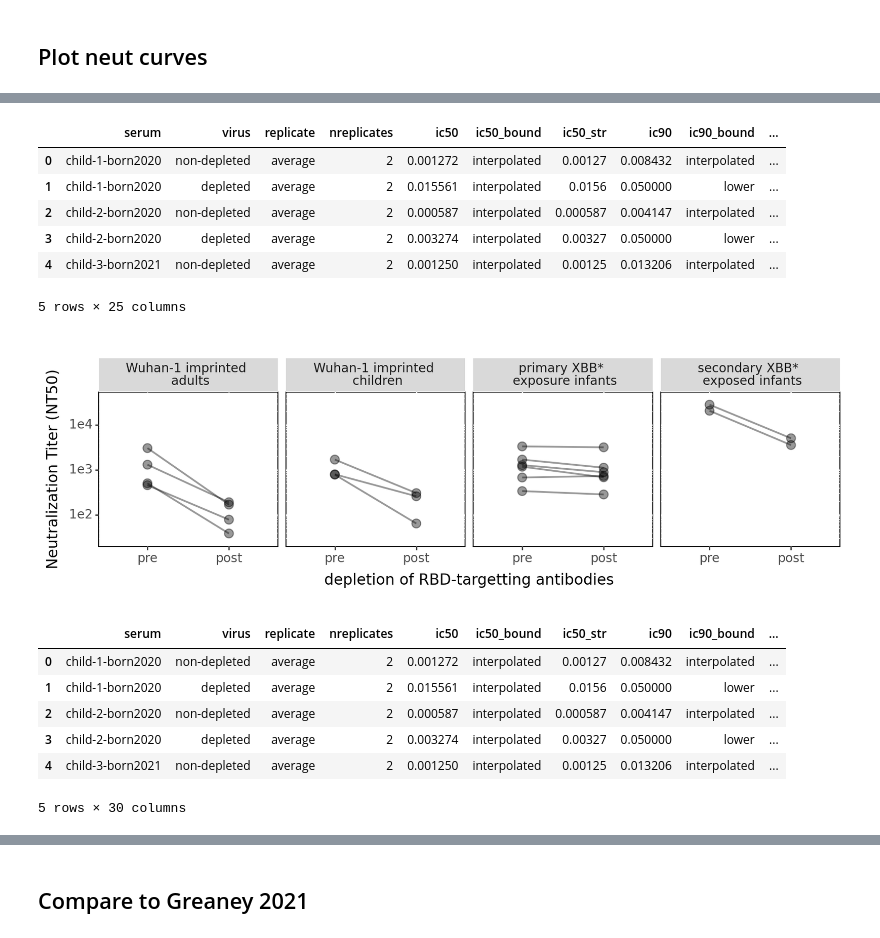
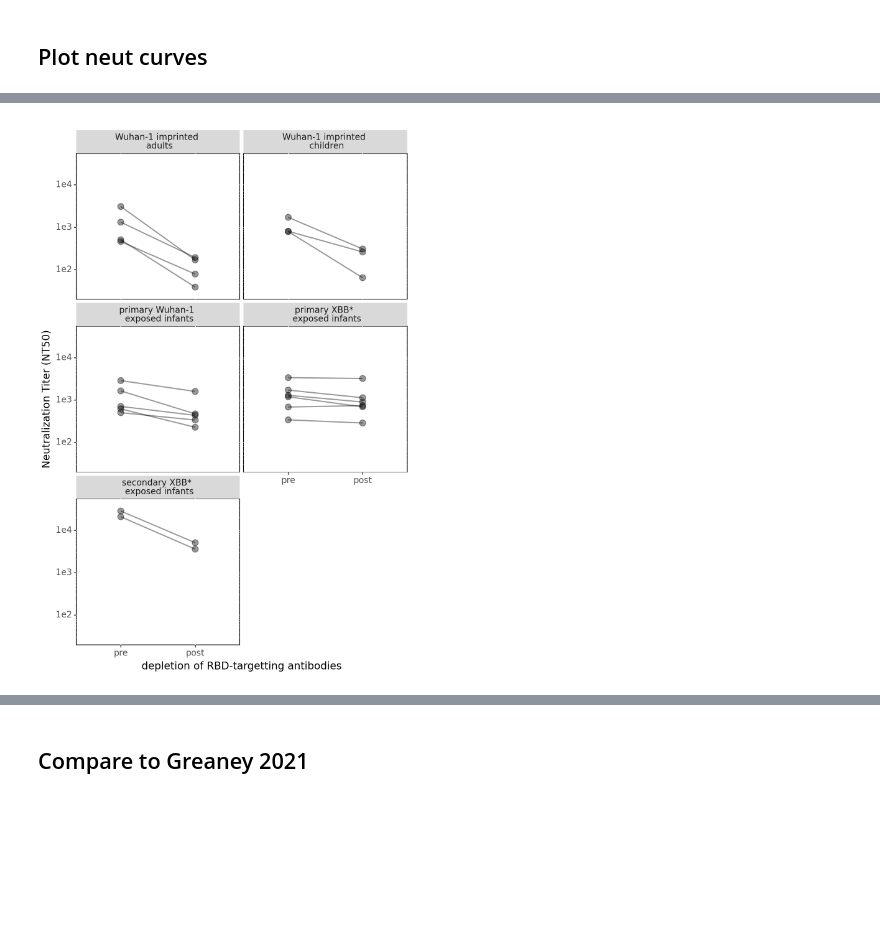
Before and after one commit to dms-vep/SARS-CoV-2_XBB.1.5_spike_DMS_infant_sera, a Jupyter notebook: validation_notebooks/depletion_neuts.ipynb, the cells around one changed output, grey strips where cells are left out. Drawn from its saved outputs; the diff is of its cells as text; code cells hidden in the pictures; blank space fills up the shorter version.

```diff
--- a/validation_notebooks/depletion_neuts.ipynb
+++ b/validation_notebooks/depletion_neuts.ipynb
@@ -71,10 +70,0 @@ fig.savefig(f'{resultsdir}/{plotfile_png}', bbox_inches='tight')
-# %%
-fitparams.head()
-# %% [output]
-|  | serum | virus | replicate | nreplicates | ic50 | ic50_bound | ic50_str | ic90 | ic90_bound | ... |
-| 0 | child-1-born2020 | non-depleted | average | 2 | 0.001272 | interpolated | 0.00127 | 0.008432 | interpolated | ... |
-| 1 | child-1-born2020 | depleted | average | 2 | 0.015561 | interpolated | 0.0156 | 0.050000 | lower | ... |
-| 2 | child-2-born2020 | non-depleted | average | 2 | 0.000587 | interpolated | 0.000587 | 0.004147 | interpolated | ... |
-| 3 | child-2-born2020 | depleted | average | 2 | 0.003274 | interpolated | 0.00327 | 0.050000 | lower | ... |
-| 4 | child-3-born2021 | non-depleted | average | 2 | 0.001250 | interpolated | 0.00125 | 0.013206 | interpolated | ... |
-5 rows × 25 columns
@@ -89,45 +71,80 @@ fitparams['group'] = fitparams['serum'].apply(
+# %%
+# Mapping for group classification
+group_mapping = {
+    'child': [
+        'child-1-born2020', 'child-2-born2020',
+        'child-3-born2021', 'child-4-born2021'
+    ],
+    'XBB-infant-1': [
+        'infant-1-born2022_exposure1', 'infant-2-born2022_exposure1',
+        'infant-3-born2022_exposure1', 'infant-4-born2022_exposure1',
+        'infant-5-born2022_exposure1', 'infant-6-born2023_exposure1'
+    ],
+    'XBB-infant-2': [
+        'infant-5-born2022_exposure2', 'infant-6-born2023_exposure2'
+    ],
+    'adult': [
+        'adult-1', 'adult-2', 'adult-3', 'adult-4'
+    ],
+    'Wu1-infant-1': [
+        'infant-7-born2019_exposure1', 'infant-8-born2019_exposure1',
+        'infant-9-born2019_exposure1', 'infant-10-born2020_exposure1',
+        'infant-11-born2020_exposure1'
+    ]
+}
+
+# Assign group based on serum value
+def assign_group(serum_value):
+    for group, keywords in group_mapping.items():
+        if serum_value in keywords:
+            return group
+    return None  # If no match is found
+
+# Apply the function
+fitparams['group'] = fitparams['serum'].apply(assign_group)
 # %%
 fitparams['group_label'] = fitparams['group'].map({
     'adult': 'Wuhan-1 imprinted \n adults',
     'child': 'Wuhan-1 imprinted \n children',
-    'infant-1': 'primary XBB* \n exposure infants',
-    'infant-2': 'secondary XBB* \n exposed infants'
+    'XBB-infant-1': 'primary XBB* \n exposed infants',
+    'XBB-infant-2': 'secondary XBB* \n exposed infants',
+    'Wu1-infant-1': 'primary Wuhan-1 \n exposed infants'
 })
 
 fitparams['depletion'] = fitparams['virus'].map({
     'non-depleted': 'pre',
     'depleted': 'post'
 })
 
 NT50_faceted = (ggplot(fitparams, aes(x='depletion', y='NT50', group='serum')) +
               geom_point(size=3.5, alpha = 0.4) +
               geom_line(size=.8, alpha = 0.4) +
               theme(
-                   figure_size=(9,3),
+                   figure_size=(6,9),
                    axis_text=element_text(size=10),
                    axis_text_x=element_text(size=10),
                    legend_text=element_text(size=10),
                    axis_title_x=element_text(size=12),
                    axis_title_y=element_text(size=12),
                    strip_text=element_text(size=10),
                    panel_background=element_rect(fill='white'),
                    plot_background=element_rect(fill='white'),
                   panel_border=element_line(color='black', size=.8)
                   ) +
               scale_y_log10(expand=(0.03, .2)) +
               ylab('Neutralization Titer (NT50)') +
               xlab('depletion of RBD-targetting antibodies') +
               scale_color_manual(values=CBPALETTE[1:])+
               scale_x_discrete(limits=['pre', 'post']) +
-              facet_wrap('~group_label', ncol=4)
+              facet_wrap('~group_label', ncol=2)
                )
 
 
 NT50_faceted.save("results/NT50s_depleted.svg", format="svg")
 NT50_faceted.save("results/NT50s_depleted.png", format="png", dpi=300)
 NT50_faceted.draw()
 # %% [output]
-[figure, old version]
+[figure, new version]
 # %%
 #add % RBD-targetting antibodies
 df_pre = fitparams.loc[fitparams['virus'] == 'non-depleted']
@@ -137,15 +154,6 @@ df_merge['percent_RBD'] = (df_merge['NT50_x']-df_merge['NT50_y'])/df_merge['NT50
 df_merge['percent_RBD'] = df_merge['percent_RBD'].astype(int)
 fitparams = pd.merge(fitparams,df_merge[['serum','percent_RBD']],on='serum', how='left')
 fitparams['percent_RBD_str'] = fitparams['percent_RBD'].astype(str) +'%'
-fitparams.head()
-# %% [output]
-|  | serum | virus | replicate | nreplicates | ic50 | ic50_bound | ic50_str | ic90 | ic90_bound | ... |
-| 0 | child-1-born2020 | non-depleted | average | 2 | 0.001272 | interpolated | 0.00127 | 0.008432 | interpolated | ... |
-| 1 | child-1-born2020 | depleted | average | 2 | 0.015561 | interpolated | 0.0156 | 0.050000 | lower | ... |
-| 2 | child-2-born2020 | non-depleted | average | 2 | 0.000587 | interpolated | 0.000587 | 0.004147 | interpolated | ... |
-| 3 | child-2-born2020 | depleted | average | 2 | 0.003274 | interpolated | 0.00327 | 0.050000 | lower | ... |
-| 4 | child-3-born2021 | non-depleted | average | 2 | 0.001250 | interpolated | 0.00125 | 0.013206 | interpolated | ... |
-5 rows × 30 columns
 # %%
 RBD_percent = (ggplot(fitparams, aes(x='group_label', y='percent_RBD')) +
               geom_point(size=3.5, alpha = 0.2) +
```
Also changed, not shown: parts of 9 cells of this notebook, 16 other files.
